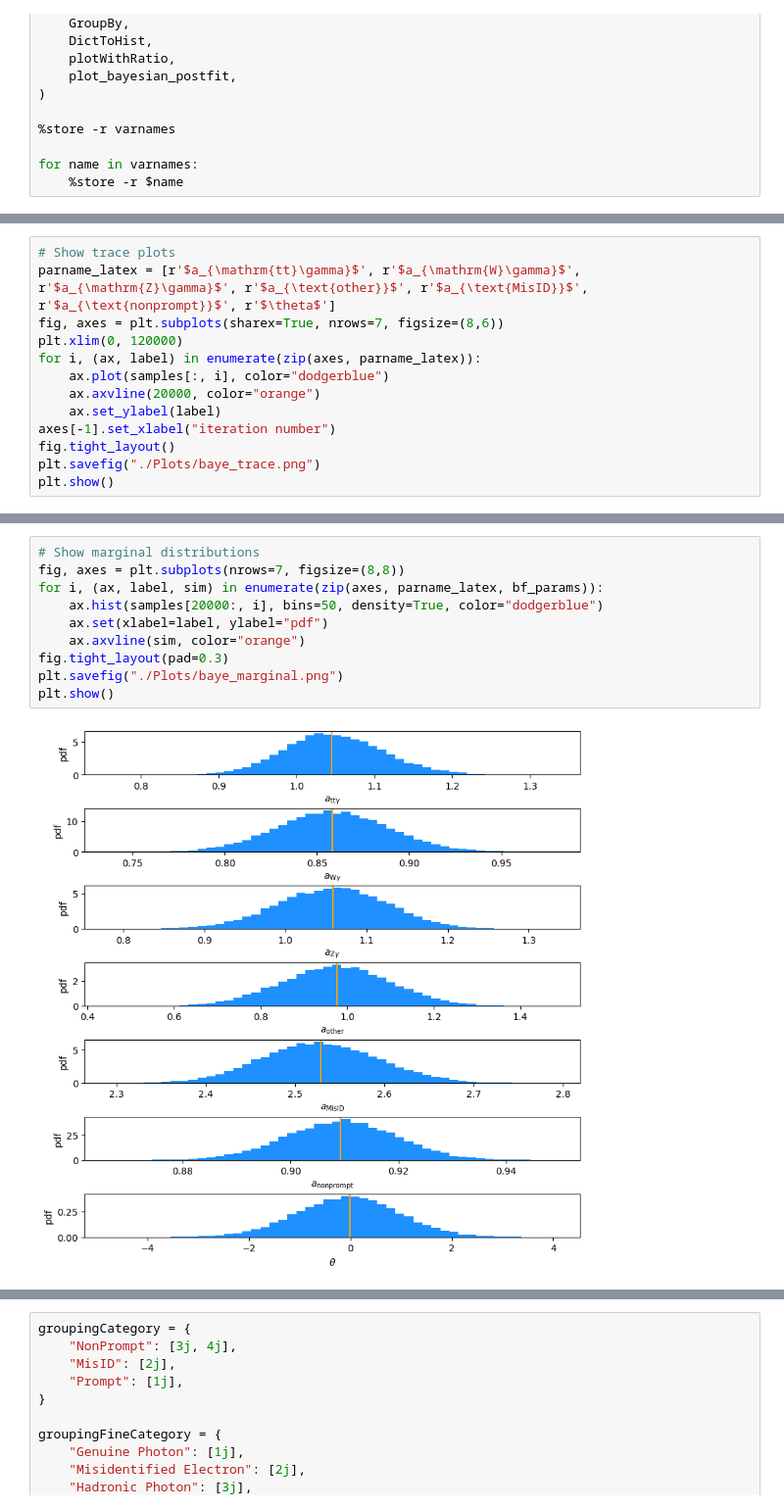
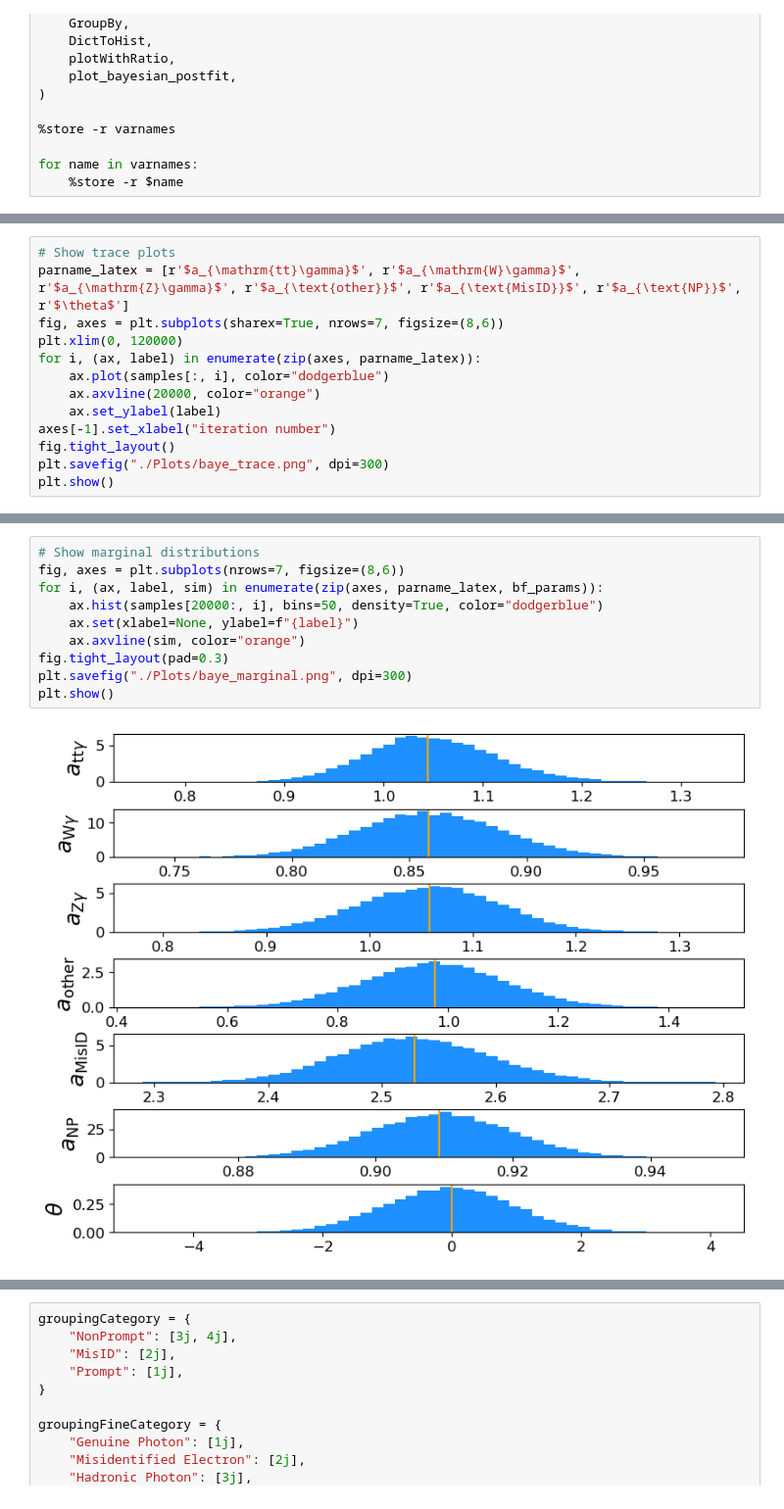
Before and after one commit to andrewji7345/252C_FinalProject, a Jupyter notebook: Fit_Bayesian.ipynb, the cells around one changed output, grey strips where cells are left out. Shown at 98% size. Saved outputs shown, nothing was run; the diff lists cells and outputs as text.

Commit message:
Updates to plotting, fitting

```diff
--- a/Fit_Bayesian.ipynb
+++ b/Fit_Bayesian.ipynb
@@ -196,6 +339,6 @@ Bayesian mu = 1.0468 +0.0658 -0.0607
 # %%
 # Show trace plots
-parname_latex = [r'$a_{\mathrm{tt}\gamma}$', r'$a_{\mathrm{W}\gamma}$', r'$a_{\mathrm{Z}\gamma}$', r'$a_{\text{other}}$', r'$a_{\text{MisID}}$', r'$a_{\text{nonprompt}}$', r'$\theta$']
+parname_latex = [r'$a_{\mathrm{tt}\gamma}$', r'$a_{\mathrm{W}\gamma}$', r'$a_{\mathrm{Z}\gamma}$', r'$a_{\text{other}}$', r'$a_{\text{MisID}}$', r'$a_{\text{NP}}$', r'$\theta$']
 fig, axes = plt.subplots(sharex=True, nrows=7, figsize=(8,6))
 plt.xlim(0, 120000)
 for i, (ax, label) in enumerate(zip(axes, parname_latex)):
@@ -204,6 +347,6 @@ for i, (ax, label) in enumerate(zip(axes, parname_latex)):
     ax.set_ylabel(label)
 axes[-1].set_xlabel("iteration number")
 fig.tight_layout()
-plt.savefig("./Plots/baye_trace.png")
+plt.savefig("./Plots/baye_trace.png", dpi=300)
 plt.show()
 # %% [output]
@@ -211,15 +354,15 @@ plt.show()
 # %%
 # Show marginal distributions
-fig, axes = plt.subplots(nrows=7, figsize=(8,8))
+fig, axes = plt.subplots(nrows=7, figsize=(8,6))
 for i, (ax, label, sim) in enumerate(zip(axes, parname_latex, bf_params)):
     ax.hist(samples[20000:, i], bins=50, density=True, color="dodgerblue")
-    ax.set(xlabel=label, ylabel="pdf")
+    ax.set(xlabel=None, ylabel=f"{label}")
     ax.axvline(sim, color="orange")
 fig.tight_layout(pad=0.3)
-plt.savefig("./Plots/baye_marginal.png")
+plt.savefig("./Plots/baye_marginal.png", dpi=300)
 plt.show()
 # %% [output]
-[figure, old version]
+[figure, new version]
 # %%
 th_sigma = 15.10
 sigma_samples = mu_samples * th_sigma
```
Also changed, not shown: parts of 12 cells of this notebook, 26 other files.
